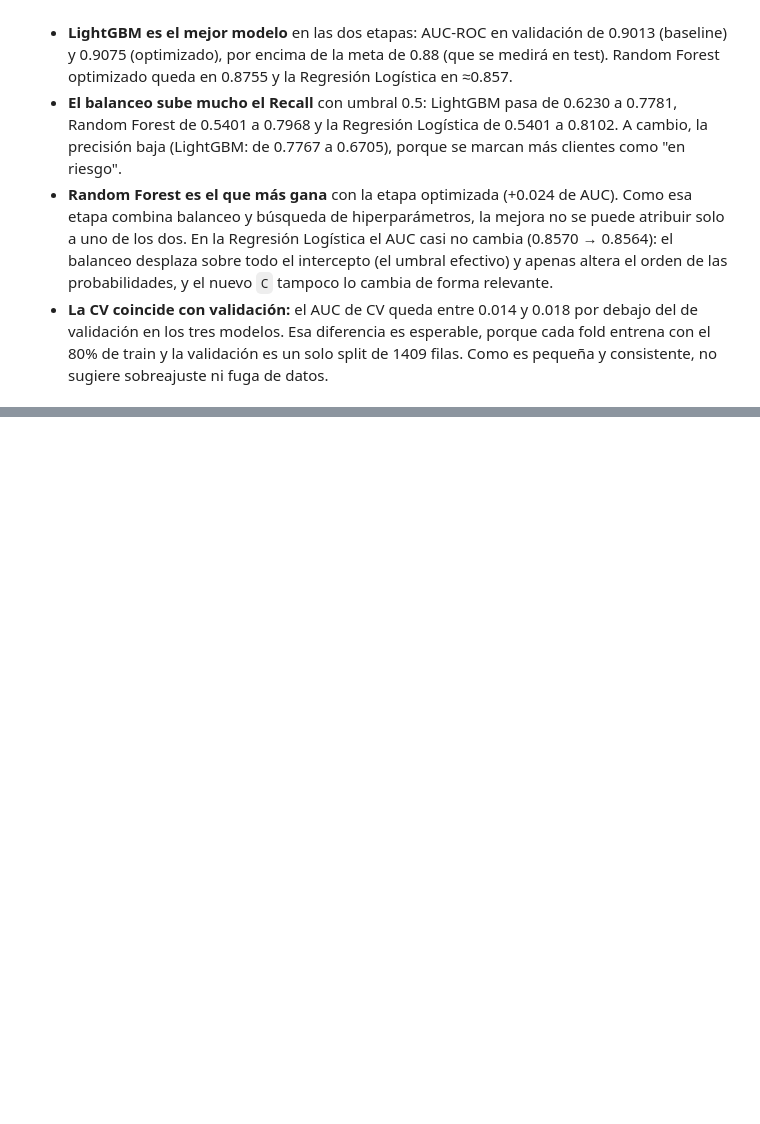
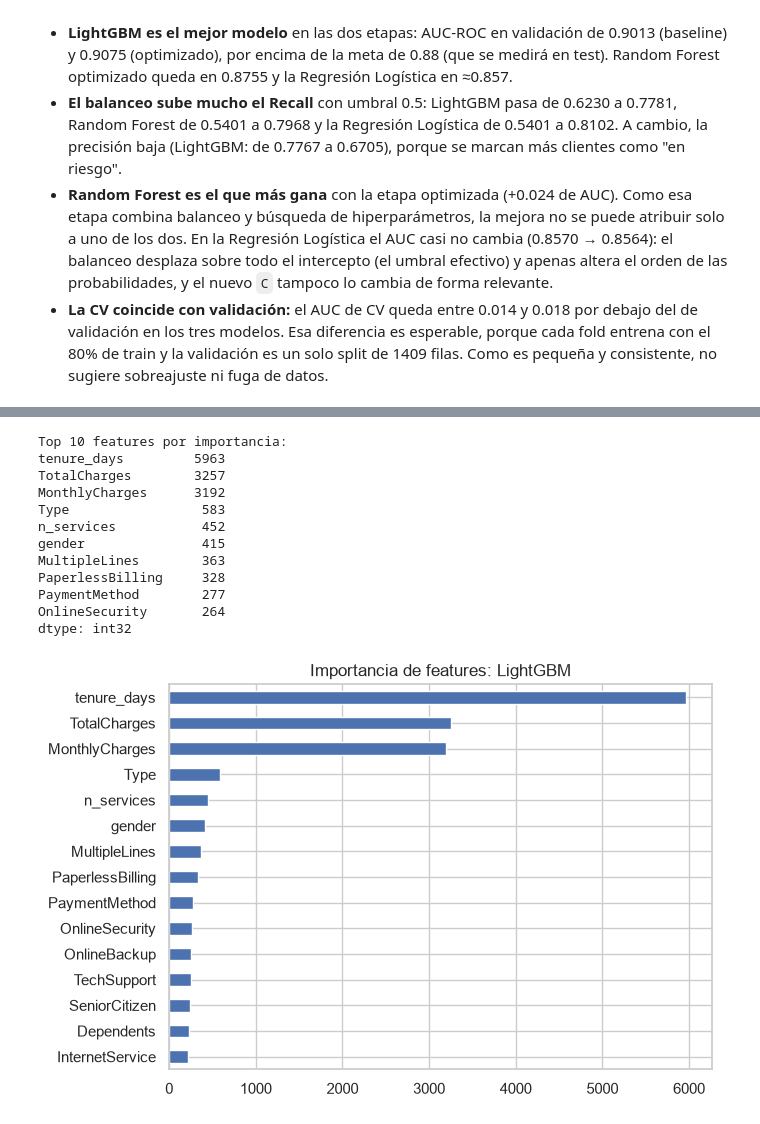
Before and after one commit to carabagiioo/interconnect-churn, a Jupyter notebook: interconnect_churn.ipynb, the cells around one changed output, grey strips where cells are left out. Drawn from its saved outputs; the diff is of its cells as text; code cells hidden in the pictures; blank space fills up the shorter version.

```diff
--- a/interconnect_churn.ipynb
+++ b/interconnect_churn.ipynb
@@ -419,0 +473,28 @@ pd.set_option("display.width", 200)
+# %%
+if isinstance(final_model, Pipeline):
+    estimator = final_model.named_steps["model"]
+    names = final_model.named_steps["prep"].get_feature_names_out()
+else:
+    estimator, names = final_model, X_te.columns
+values = (estimator.feature_importances_ if hasattr(estimator, "feature_importances_")
+          else np.abs(estimator.coef_[0]))
+importance = pd.Series(values, index=names).sort_values()
+print("Top 10 features por importancia:")
+print(importance.tail(10)[::-1])
+importance.tail(15).plot.barh(figsize=(7, 5))
+plt.title(f"Importancia de features: {best_key[0]}")
+plt.show()
+# %% [output]
+Top 10 features por importancia:
+tenure_days         5963
+TotalCharges        3257
+MonthlyCharges      3192
+Type                 583
+n_services           452
+gender               415
+MultipleLines        363
+PaperlessBilling     328
+PaymentMethod        277
+OnlineSecurity       264
+dtype: int32
+[figure, added]
```
Also changed, not shown: parts of 5 cells of this notebook.
